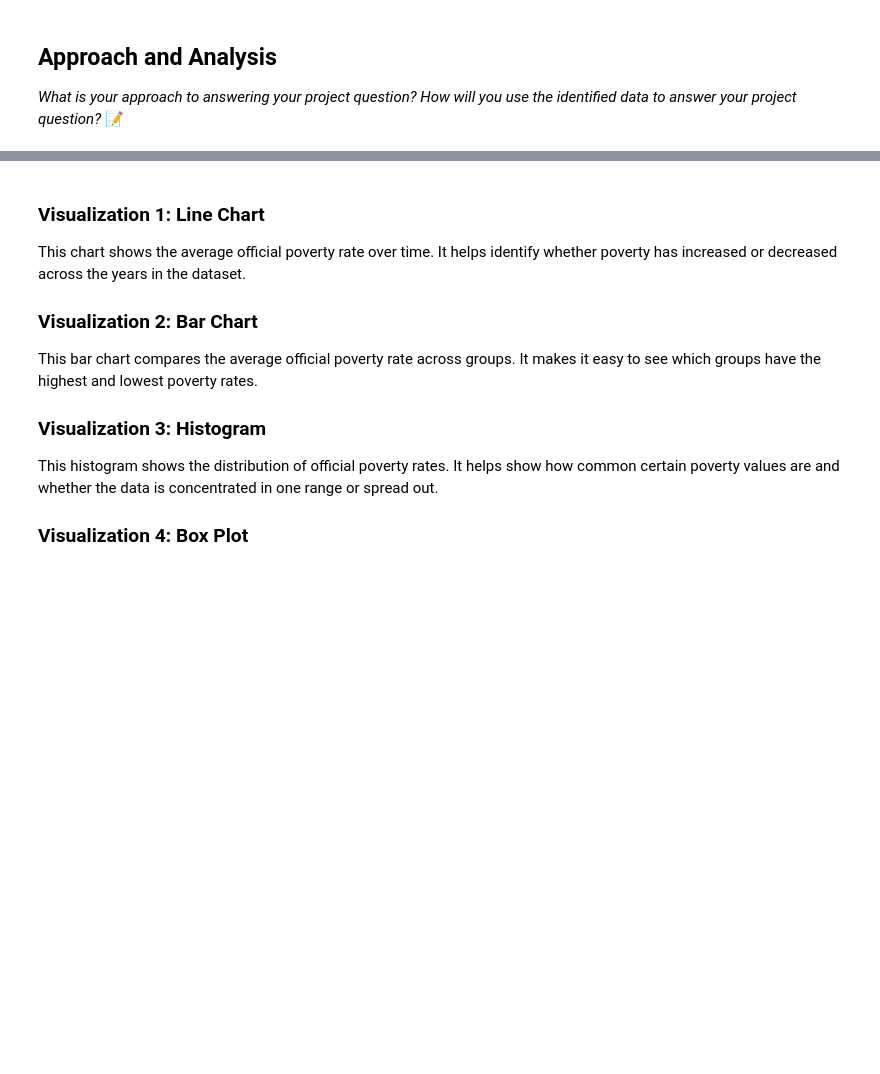
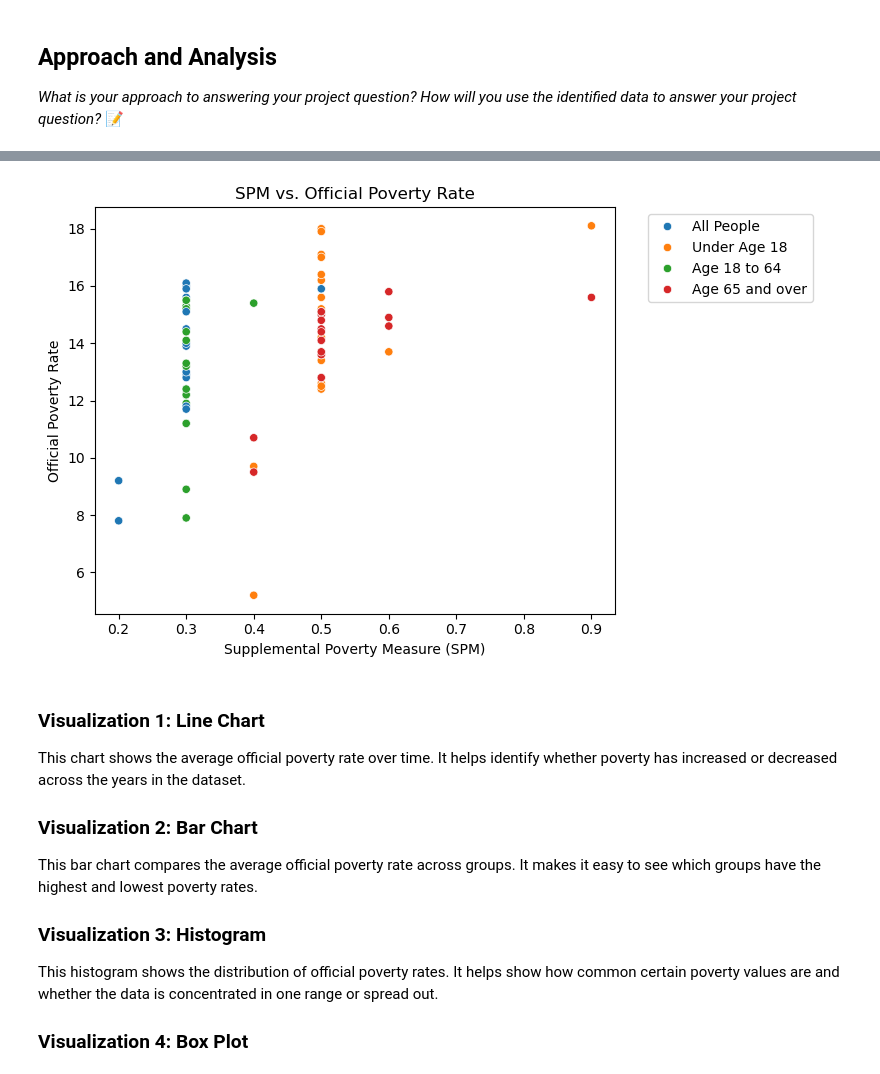
Before and after one commit to BennieJeffer/final-project-BennieJeffer, a Jupyter notebook: source.ipynb, the cells around one changed output, grey strips where cells are left out. Cells and saved outputs as stored; diff of their text form; code cells hidden in the pictures; blank space fills up the shorter version.

Commit message:
Final Draft
Finally finished (I hope)

```diff
--- a/source.ipynb
+++ b/source.ipynb
@@ -262,0 +249,86 @@ SPM       0.207406   0.42372  1.000000
+# %%
+# Visualizations #
+# Visualization 1: Line chart of average official poverty rate over time
+official_by_year = poverty.groupby("Year")["Official"].mean()
+
+plt.figure(figsize=(10, 5))
+plt.plot(official_by_year.index, official_by_year.values, marker="o")
+plt.title("Average Official Poverty Rate Over Time")
+plt.xlabel("Year")
+plt.ylabel("Official Poverty Rate")
+plt.xticks(rotation=45)
+plt.tight_layout()
+plt.show()
+
+# Visualization 2: Bar chart of average poverty rate by group
+group_avg = poverty.groupby("Group")["Official"].mean().sort_values(ascending=False)
+
+plt.figure(figsize=(10, 5))
+group_avg.plot(kind="bar")
+plt.title("Average Official Poverty Rate by Group")
+plt.xlabel("Group")
+plt.ylabel("Official Poverty Rate")
+plt.xticks(rotation=45, ha="right")
+plt.tight_layout()
+plt.show()
+
+# Visualization 3: Histogram of official poverty rates
+plt.figure(figsize=(8, 5))
+poverty["Official"].hist(bins=15)
+plt.title("Distribution of Official Poverty Rates")
+plt.xlabel("Official Poverty Rate")
+plt.ylabel("Frequency")
+plt.tight_layout()
+plt.show()
+
+# Visualization 4: Box plot for outliers and spread
+plt.figure(figsize=(8, 5))
+sns.boxplot(x=poverty["Official"])
+plt.title("Box Plot of Official Poverty Rates")
+plt.xlabel("Official Poverty Rate")
+plt.tight_layout()
+plt.show()
+
+# Visualization 5: Correlation heatmap between poverty measures
+correlation = poverty[["CPS", "Official", "SPM"]].corr()
+print("Correlation matrix:")
+display(correlation)
+
+plt.figure(figsize=(6, 4))
+sns.heatmap(correlation, annot=True, cmap="Blues")
+plt.title("Correlation Between Poverty Measures")
+plt.tight_layout()
+plt.show()
+
+# Visualization 6: Scatter plot comparing SPM and Official poverty rates
+plt.figure(figsize=(8, 5))
+sns.scatterplot(data=poverty, x="SPM", y="Official", hue="Group")
+plt.title("SPM vs. Official Poverty Rate")
+plt.xlabel("Supplemental Poverty Measure (SPM)")
+plt.ylabel("Official Poverty Rate")
+plt.legend(bbox_to_anchor=(1.05, 1), loc="upper left")
+plt.tight_layout()
+plt.show()
+
+
+# Visualization 7: Interactive line chart using Plotly
+# This supports the final project requirement for an interactive visualization.
+
+try:
+    import plotly.express as px
+    PLOTLY_AVAILABLE = True
+except ImportError:
+    PLOTLY_AVAILABLE = False
+if PLOTLY_AVAILABLE:
+    fig = px.line(
+        poverty,
+        x="Year",
+        y="Official",
+        color="Group",
+        markers=True,
+        title="Interactive Official Poverty Rate Over Time by Group"
+    )
+    fig.show()
+else:
+    print("Plotly is not available. Install it with: pip install plotly")
+# %% [output]
@@ -263,3 +345,4 @@ SPM       0.207406   0.42372  1.000000
+[figure, added]
 # %% [markdown]
 ### Visualization 1: Line Chart
 This chart shows the average official poverty rate over time. It helps identify whether poverty has increased or decreased across the years in the dataset.
```
Also changed, not shown: parts of 17 cells of this notebook, 1 other file.
